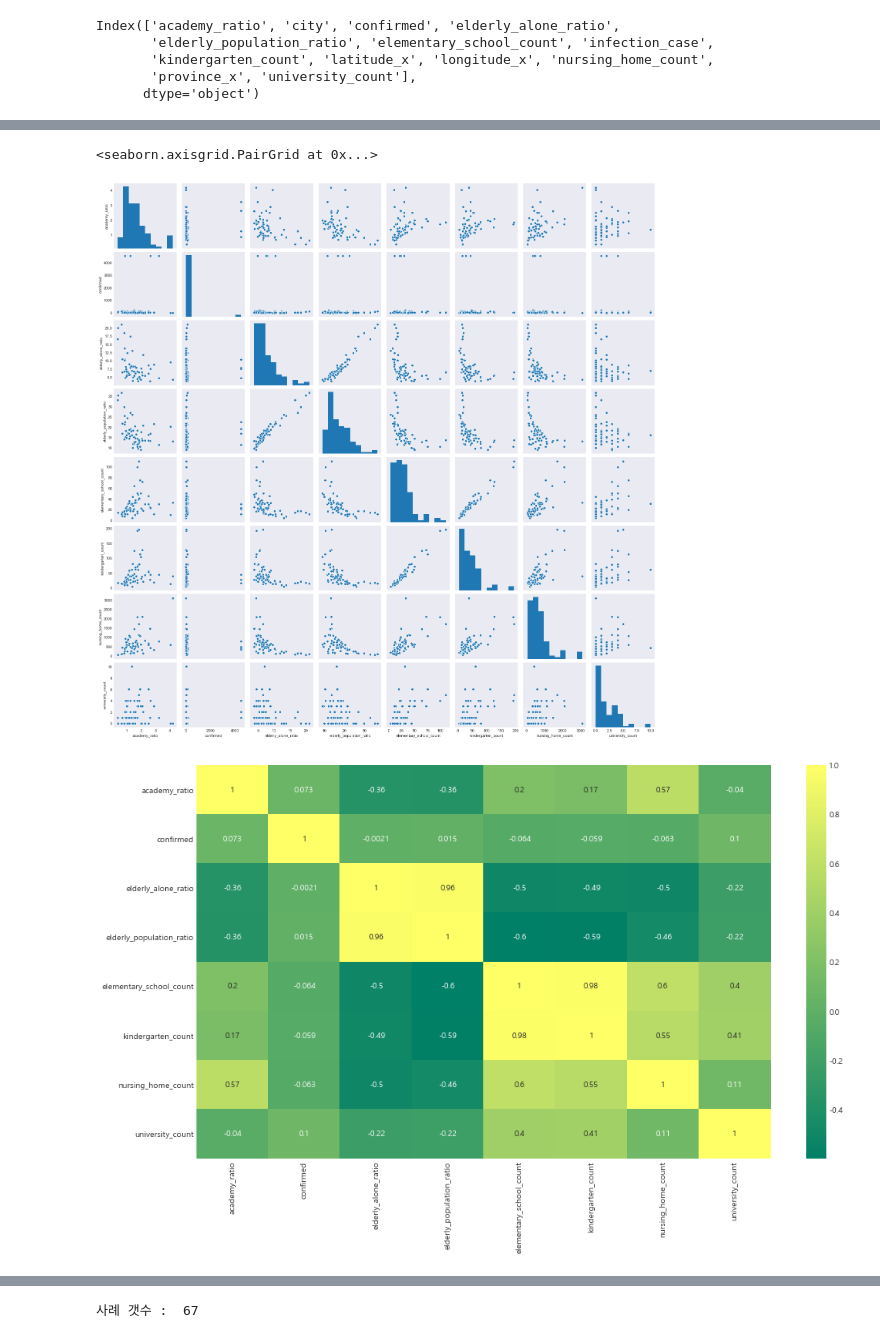
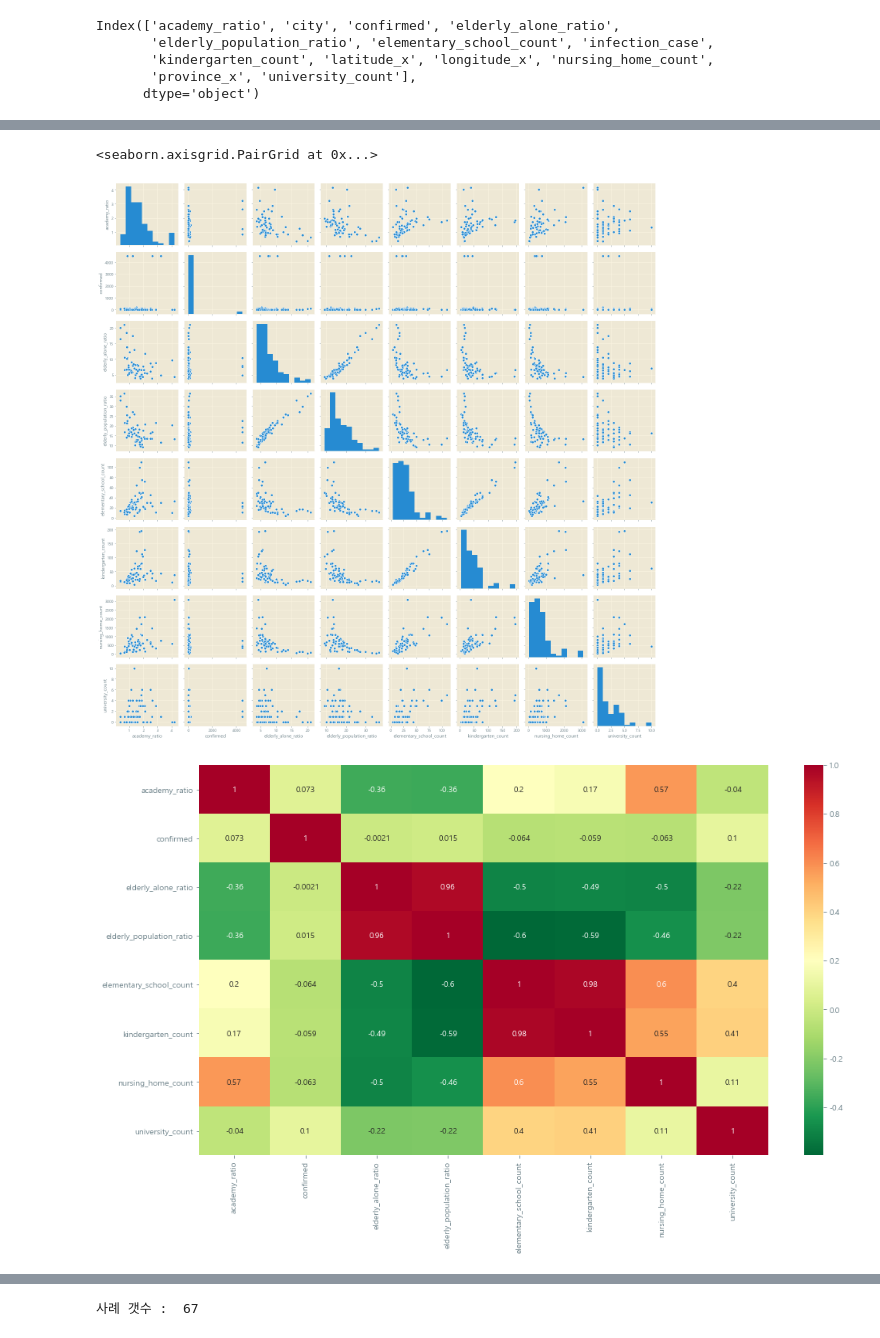
Before and after one commit to cryingjin/Today-I-Learned, a Jupyter notebook: week1_EDA_yj.ipynb, the cells around one changed output, grey strips where cells are left out. Saved outputs shown, nothing was run; the diff lists cells and outputs as text; code cells hidden in the pictures.

```diff
--- a/week1_EDA_yj.ipynb
+++ b/week1_EDA_yj.ipynb
@@ -29,7 +36,7 @@ import matplotlib.pyplot as plt
 import seaborn as sns
 #plt.style.use(['fivethirtyeight'])
 #plt.style.use(['dark_background'])
-plt.style.use('seaborn-dark')
+plt.style.use('Solarize_Light2')
 
 # Pandas 출력 최대치 설정, 열24개, 행 20개
 pd.set_option('max_columns', 25,'max_rows', 25)
@@ -205,13 +239,13 @@ plt.show()
 sns.pairplot(data)
 # %% [output]
 <seaborn.axisgrid.PairGrid at 0x...>
-[figure, old version]
+[figure, new version]
 # %%
 # 모든 연속형 변수 간의 상관관계 확인 - Heatmap
 plt.figure(figsize=(16,9))
-sns.heatmap(data.corr(), cmap='summer', annot=True)
+sns.heatmap(data.corr(), cmap='RdYlGn_r', annot=True)
 plt.show()
 # %% [output]
-[figure, old version]
+[figure, new version]
 # %% [markdown]
 target을 corfirmed 로 놨기 때문에 confirmed 행을 보면 대학수와 그나마 높은 것을 볼 수 있다.
```
Also changed, not shown: parts of 61 cells of this notebook.
